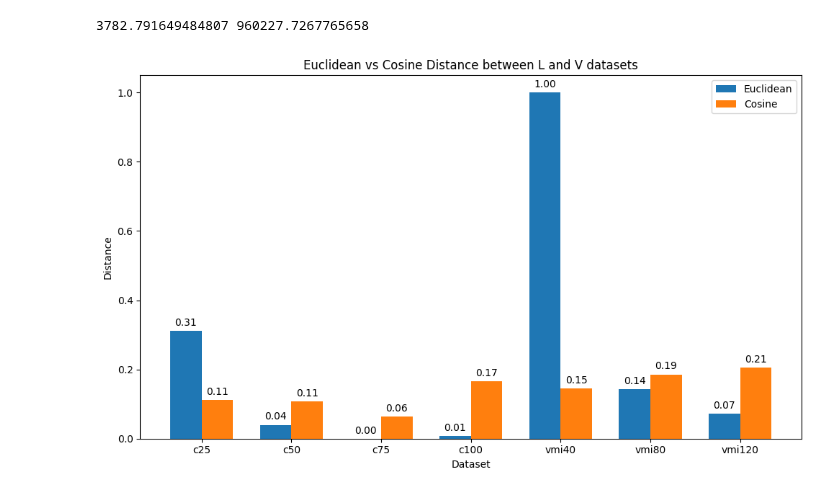
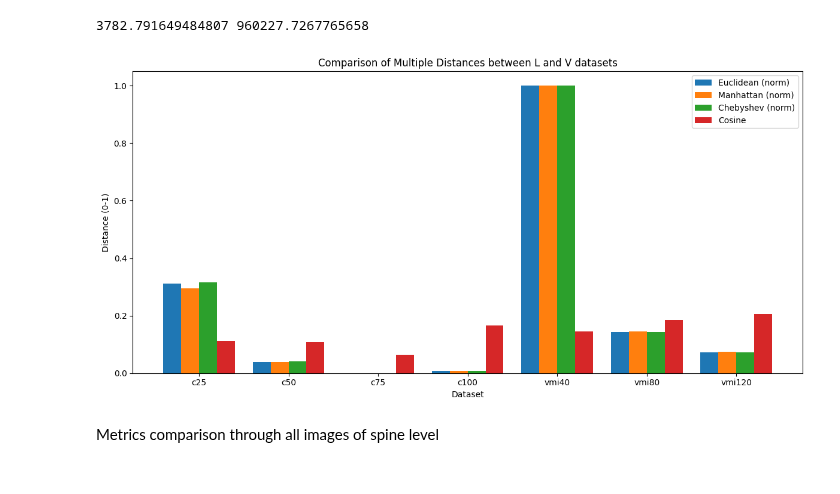
Before and after one commit to lukas1110/Analysis-of-multiple-myelomas-from-dual-CT, a Jupyter notebook: data_analysis/image_analysis.ipynb, the cells around one changed output. Drawn from its saved outputs; the diff is of its cells as text; code cells hidden in the pictures.

```diff
--- a/data_analysis/image_analysis.ipynb
+++ b/data_analysis/image_analysis.ipynb
@@ -184,38 +223,25 @@ for l, v, name in zip(dfs_l, dfs_v, names):
 # %%
-# VISUALIZATION
-# Normalize Euclidean distances (0-1)
-eucl_distances = np.array(eucl_distances)
-eucl_norm = (eucl_distances - eucl_distances.min()) / (eucl_distances.max() - eucl_distances.min())
+# Visualization
+x = np.arange(len(names))
+width = 0.2
 
-x = np.arange(len(names))  # positions for bars
-width = 0.35  # width of the bars
+fig, ax = plt.subplots(figsize=(12,6))
 
-fig, ax = plt.subplots(figsize=(10, 6))
+rects1 = ax.bar(x - 1.5*width, eucl_norm, width, label='Euclidean (norm)')
+rects2 = ax.bar(x - 0.5*width, manh_norm, width, label='Manhattan (norm)')
+rects3 = ax.bar(x + 0.5*width, cheb_norm, width, label='Chebyshev (norm)')
+rects4 = ax.bar(x + 1.5*width, cos_distances, width, label='Cosine')
 
-# Bar for Euclidean
-rects1 = ax.bar(x - width/2, eucl_norm, width, label='Euclidean')
-
-# Bar for Cosine
-rects2 = ax.bar(x + width/2, cos_distances, width, label='Cosine')
-
-# Labels and title
-ax.set_ylabel('Distance')
+ax.set_ylabel('Distance (0-1)')
 ax.set_xlabel('Dataset')
-ax.set_title('Euclidean vs Cosine Distance between L and V datasets')
+ax.set_title('Comparison of Multiple Distances between L and V datasets')
 ax.set_xticks(x)
 ax.set_xticklabels(names)
 ax.legend()
 
-# Optional: Add values on top of bars
-for rect in rects1 + rects2:
-    height = rect.get_height()
-    ax.annotate(f'{height:.2f}',
-                xy=(rect.get_x() + rect.get_width() / 2, height),
-                xytext=(0, 3),
-                textcoords="offset points",
-                ha='center', va='bottom')
-
 plt.tight_layout()
 plt.show()
 # %% [output]
-[figure, old version]
+[figure, new version]
+# %% [markdown]
+Metrics comparison through all images of spine level
```
Also changed, not shown: parts of 7 cells of this notebook.
